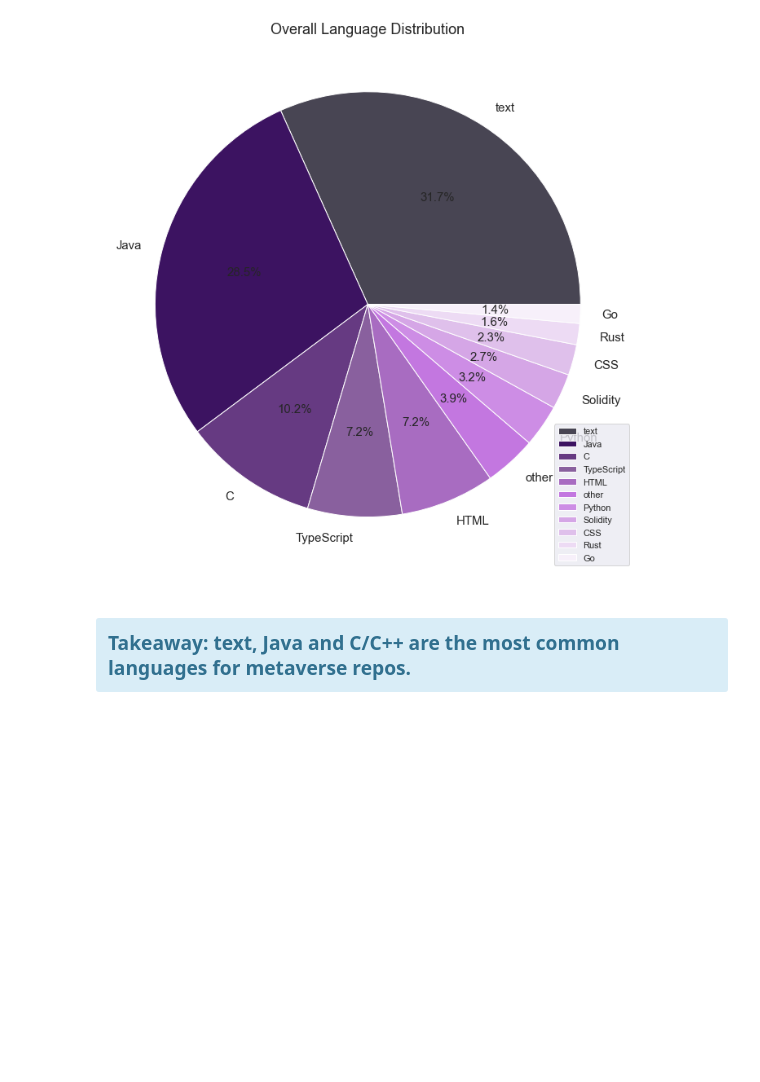
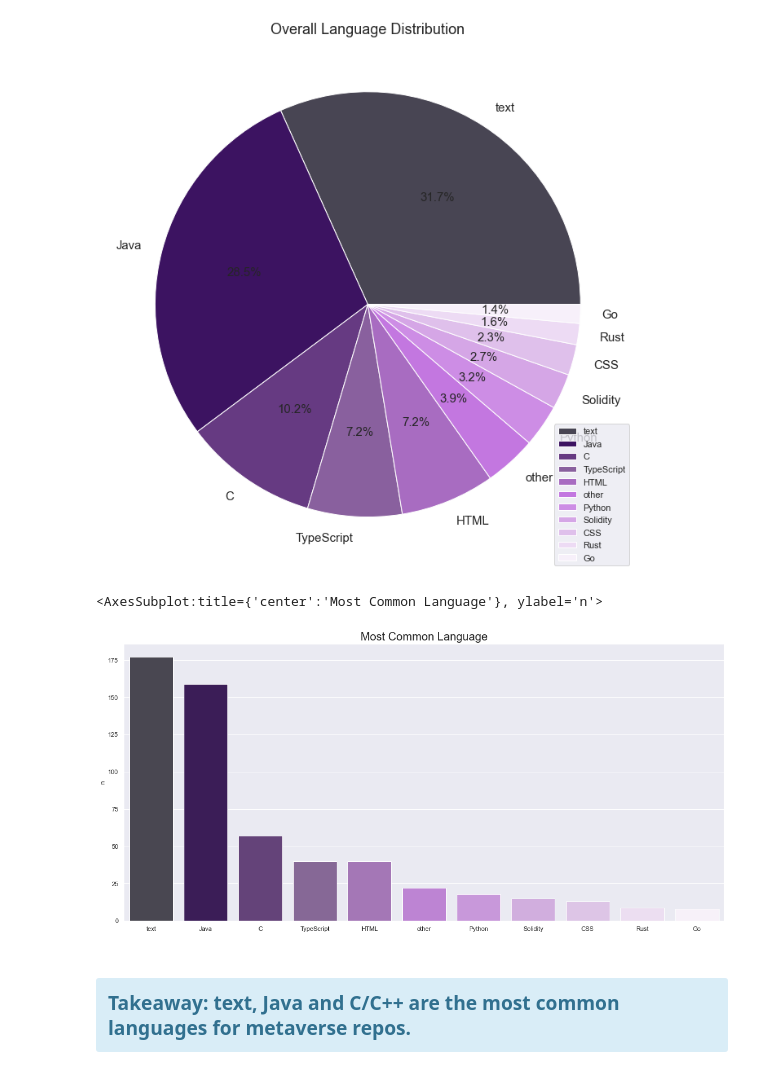
Before and after one commit to MBM-nlp/github_classification_project, a Jupyter notebook: meredith_eda.ipynb, the cells around one changed output. Cells and saved outputs as stored; diff of their text form; code cells hidden in the pictures; blank space fills up the shorter version.

Commit message:
updated graph

```diff
--- a/meredith_eda.ipynb
+++ b/meredith_eda.ipynb
@@ -237,6 +237,15 @@ plt.title('Overall Language Distribution',fontsize=18)
 plt.show()
 # %% [output]
 [figure]
+# %%
+plt.figure(figsize = (19,9))
+plt.title('Most Common Language', fontsize = 20)
+sns.barplot(x=labels.index, y=labels.n, palette = mycolors)
+plt.xlabel('Languages', fontsize = 15)
+plt.ylabel('Frequency', fontsize = 15)
+# %% [output]
+<AxesSubplot:title={'center':'Most Common Language'}, ylabel='n'>
+[figure, added]
 # %% [markdown]
 <h3><div class="alert alert-info">Takeaway: text, Java and C/C++ are the most common languages for metaverse repos.</div></h3>
 # %% [markdown]
```
